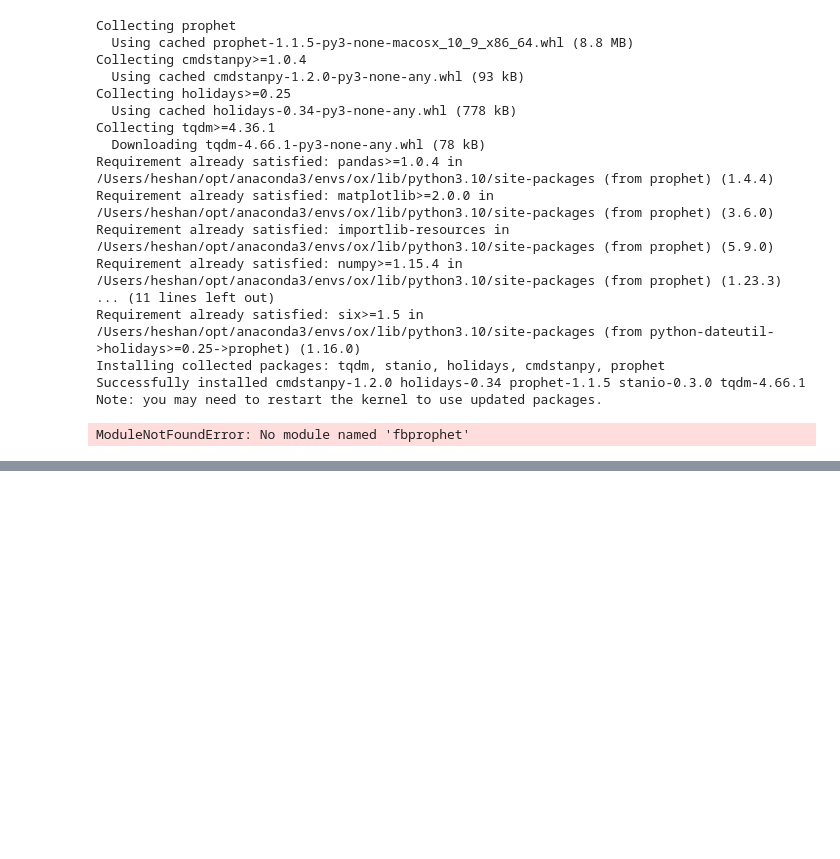
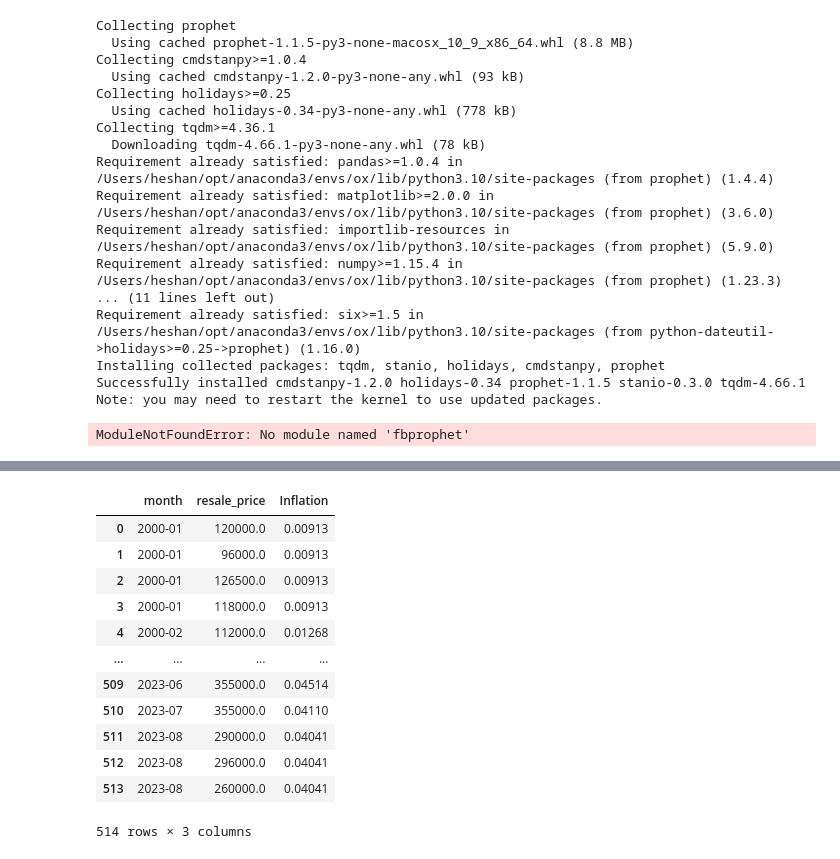
Before and after one commit to heshanjse/sg_property_price_prediction, a Jupyter notebook: forecasting.ipynb, the cells around one changed output, grey strips where cells are left out. Saved outputs shown, nothing was run; the diff lists cells and outputs as text; code cells hidden in the pictures; blank space fills up the shorter version.

```diff
--- a/forecasting.ipynb
+++ b/forecasting.ipynb
@@ -160,0 +197,18 @@ ModuleNotFoundError: No module named 'fbprophet'
+# %%
+#merge inflation and relase price
+merged_df = pd.merge(df4, df5, on='month')
+merged_df
+# %% [output]
+|  | month | resale_price | Inflation |
+| 0 | 2000-01 | 120000.0 | 0.00913 |
+| 1 | 2000-01 | 96000.0 | 0.00913 |
+| 2 | 2000-01 | 126500.0 | 0.00913 |
+| 3 | 2000-01 | 118000.0 | 0.00913 |
+| 4 | 2000-02 | 112000.0 | 0.01268 |
+| ... | ... | ... | ... |
+| 509 | 2023-06 | 355000.0 | 0.04514 |
+| 510 | 2023-07 | 355000.0 | 0.04110 |
+| 511 | 2023-08 | 290000.0 | 0.04041 |
+| 512 | 2023-08 | 296000.0 | 0.04041 |
+| 513 | 2023-08 | 260000.0 | 0.04041 |
+514 rows × 3 columns
```
Also changed, not shown: parts of 5 cells of this notebook, 4 other files.
